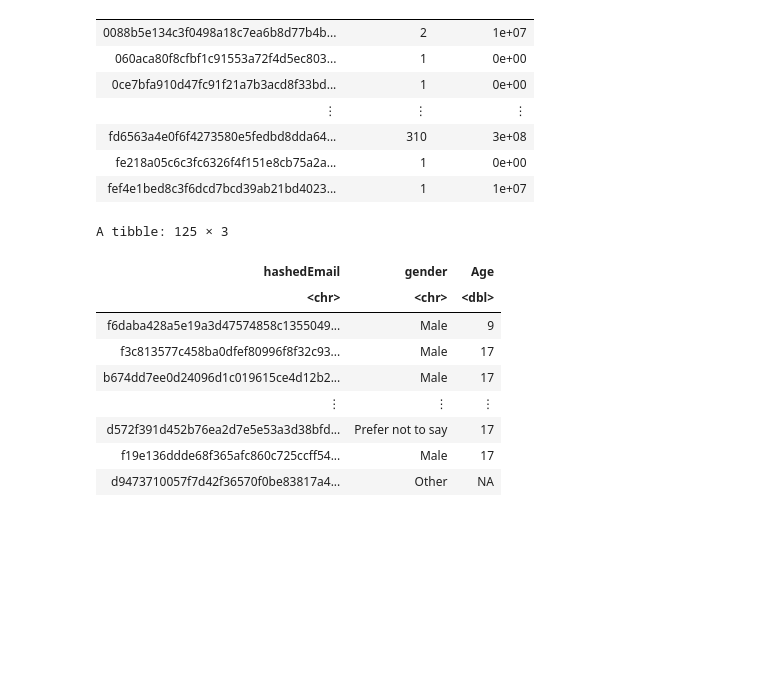
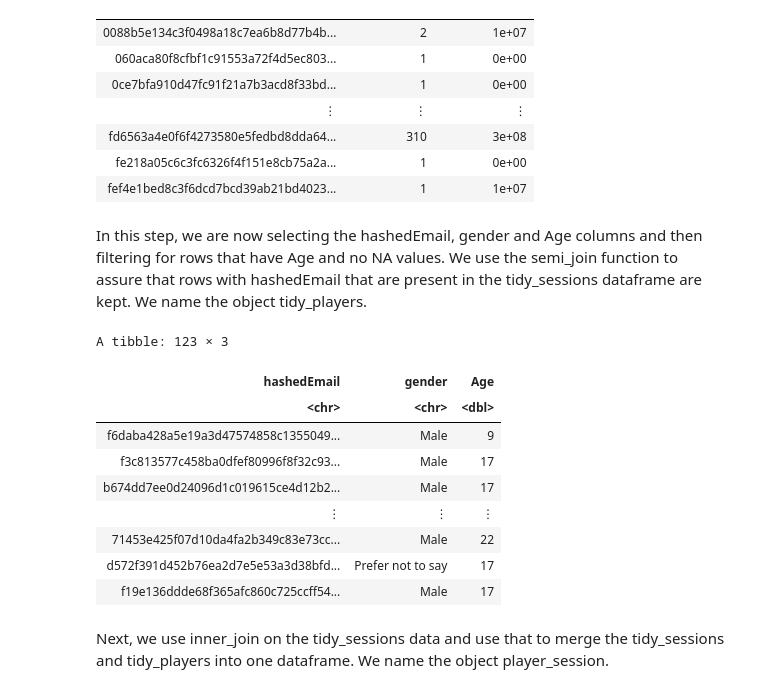
Before and after one commit to Hanna010176/dsci-100-project, a Jupyter notebook: ProjectCode.ipynb, the cells around one changed output. Cells and saved outputs as stored; diff of their text form; code cells hidden in the pictures; blank space fills up the shorter version.

Commit message:
Final Version with edits
This is the  final project created and I have made all the edits. This is the version that is getting submitted.

```diff
--- a/ProjectCode.ipynb
+++ b/ProjectCode.ipynb
@@ -85,23 +121,27 @@ A tibble: 125 × 3
 | fd6563a4e0f6f4273580e5fedbd8dda64... | 310 | 3e+08 |
 | fe218a05c6c3fc6326f4f151e8cb75a2a... | 1 | 0e+00 |
 | fef4e1bed8c3f6dcd7bcd39ab21bd4023... | 1 | 1e+07 |
+# %% [markdown]
+In this step, we are now selecting the hashedEmail, gender and Age columns and then filtering for rows that have Age and no NA values. We use the semi_join function to assure that rows with hashedEmail that are present in the tidy_sessions dataframe are kept. We name the object tidy_players.
 # %%
 tidy_players<-players|>
 select(hashedEmail, gender, Age)|>
-filter(!is.na(gender))|>
+filter(!is.na(Age))|>
 semi_join(tidy_sessions, by = "hashedEmail")
 tidy_players
 # %% [output]
-A tibble: 125 × 3
+A tibble: 123 × 3
 | hashedEmail | gender | Age |
 | <chr> | <chr> | <dbl> |
 | f6daba428a5e19a3d47574858c1355049... | Male | 9 |
 | f3c813577c458ba0dfef80996f8f32c93... | Male | 17 |
 | b674dd7ee0d24096d1c019615ce4d12b2... | Male | 17 |
 | ⋮ | ⋮ | ⋮ |
+| 71453e425f07d10da4fa2b349c83e73cc... | Male | 22 |
 | d572f391d452b76ea2d7e5e53a3d38bfd... | Prefer not to say | 17 |
 | f19e136ddde68f365afc860c725ccff54... | Male | 17 |
-| d9473710057f7d42f36570f0be83817a4... | Other | NA |
+# %% [markdown]
+Next, we use inner_join on the tidy_sessions data and use that to merge the tidy_sessions and tidy_players into one dataframe. We name the object player_session.
 # %%
 player_session<-tidy_players|>
 inner_join(tidy_sessions, by = "hashedEmail")
```
Also changed, not shown: parts of 33 cells of this notebook.
